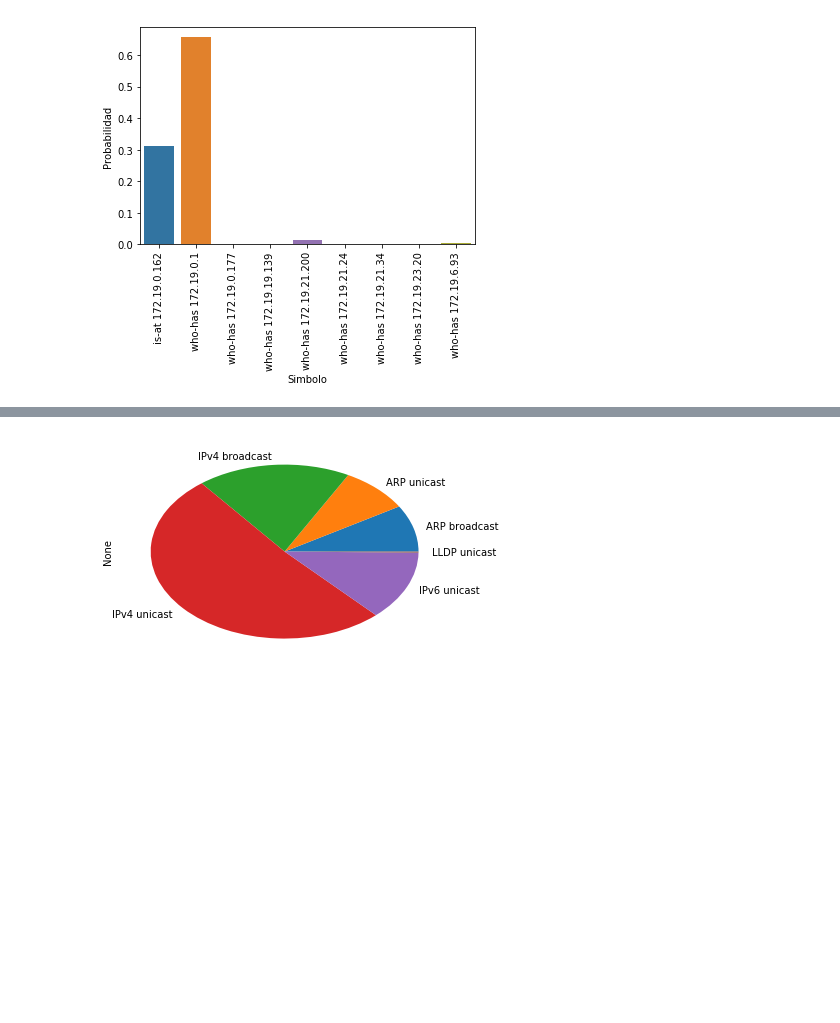
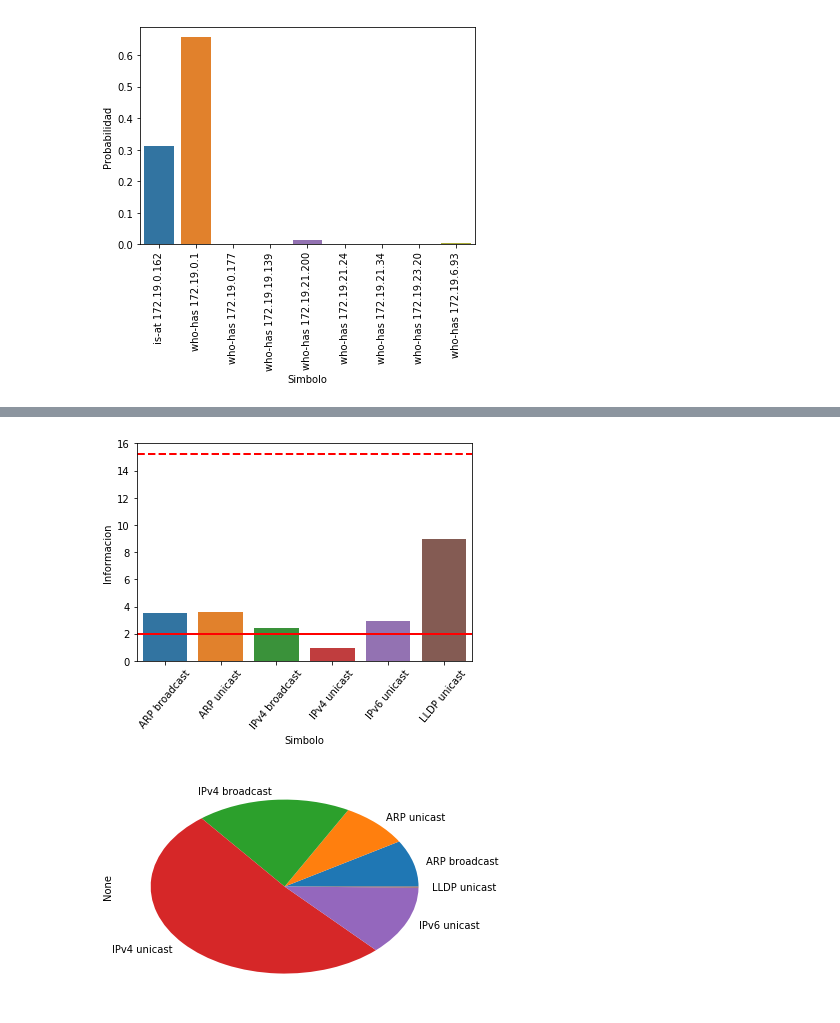
Before and after one commit to ZebaSz/tdc-tp1, a Jupyter notebook: script/Plots.ipynb, the cells around one changed output, grey strips where cells are left out. Cells and saved outputs as stored; diff of their text form; code cells hidden in the pictures; blank space fills up the shorter version.

```diff
--- a/script/Plots.ipynb
+++ b/script/Plots.ipynb
@@ -211,3 +227,7 @@ summary_s1_despe = summaryDataFrame(data_s1_despe)
+# %%
+plot_info_bar(summary_s1_despe)
+# %% [output]
+[figure, added]
 # %%
 plot_simbols_pie(data_s1_despe)
 # %% [output]
```
Also changed, not shown: parts of 15 cells of this notebook, 4 other files.
